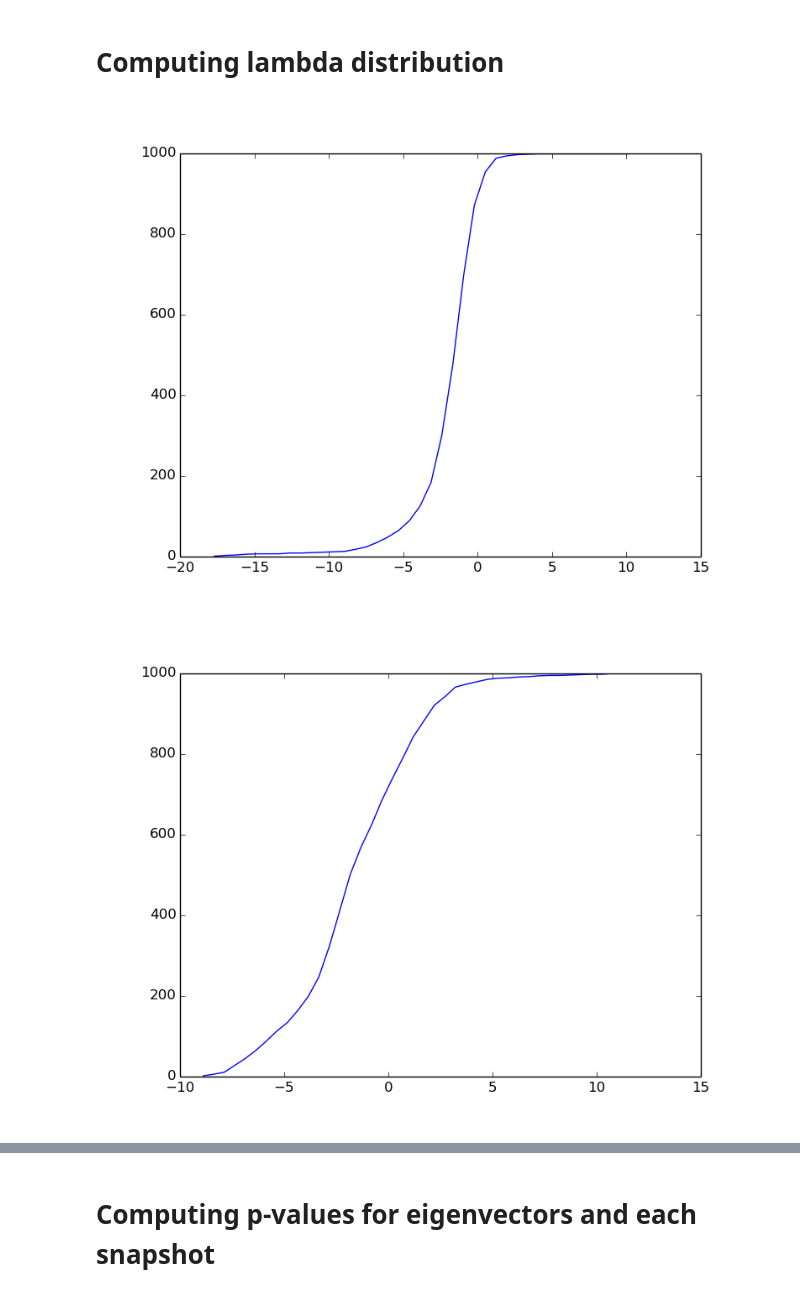
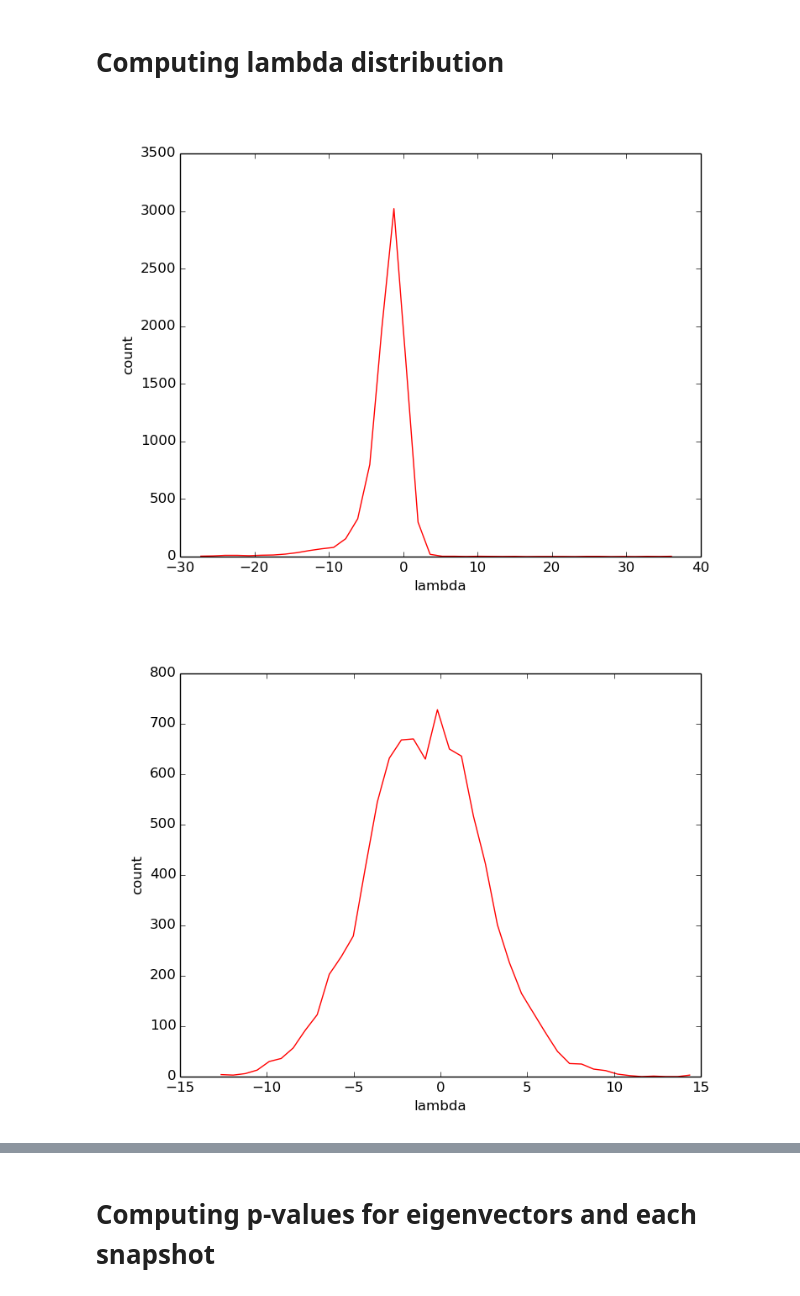
Before and after one commit to arleilps/anomaly-detection, a Jupyter notebook: jan_meeting/Anomaly detection using spectral theory.ipynb, the cells around one changed output, grey strips where cells are left out. Cells and saved outputs as stored; diff of their text form; code cells hidden in the pictures.

```diff
--- a/jan_meeting/Anomaly detection using spectral theory.ipynb
+++ b/jan_meeting/Anomaly detection using spectral theory.ipynb
@@ -134,8 +134,8 @@ import numpy
 import matplotlib.pyplot as plt
 from IPython.display import Image
 
-#num_snapshots = 8640
-num_snapshots = 1000
+num_snapshots = 8640
+#num_snapshots = 1000
 lambda_values = []
 
 for i in range(0, num_snapshots):
@@ -151,21 +151,27 @@ lambda_values = numpy.array(lambda_values)
 
 plt.clf()
 values, base = numpy.histogram(lambda_values[:,0], bins=40)
-cumulative = numpy.cumsum(values)
-plt.plot(base[:-1], cumulative, c='blue')
+#cumulative = numpy.cumsum(values)
+#plt.plot(base[:-1], cumulative, c='blue')
+plt.xlabel('lambda')
+plt.ylabel('count')
+plt.plot(base[:-1], values, c='red')
 plt.savefig("lambda_dist_0.png")
 Image(filename='lambda_dist_0.png')
 # %% [output]
-[figure, old version]
+[figure, new version]
 # %%
 plt.clf()
 values, base = numpy.histogram(lambda_values[:,1], bins=40)
-cumulative = numpy.cumsum(values)
-plt.plot(base[:-1], cumulative, c='blue')
+#cumulative = numpy.cumsum(values)
+#plt.plot(base[:-1], cumulative, c='blue')
+plt.xlabel('lambda')
+plt.ylabel('count')
+plt.plot(base[:-1], values, c='red')
 plt.savefig("lambda_dist_1.png")
 Image(filename='lambda_dist_1.png')
 # %% [output]
-[figure, old version]
+[figure, new version]
 # %%
 plt.clf()
 values, base = numpy.histogram(lambda_values[:,2], bins=40)
```
Also changed, not shown: parts of 41 cells of this notebook, 6 other files.
